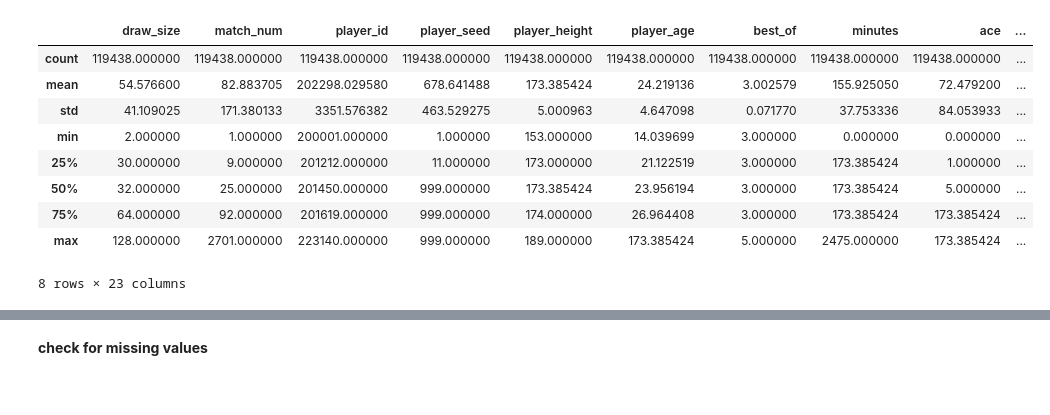
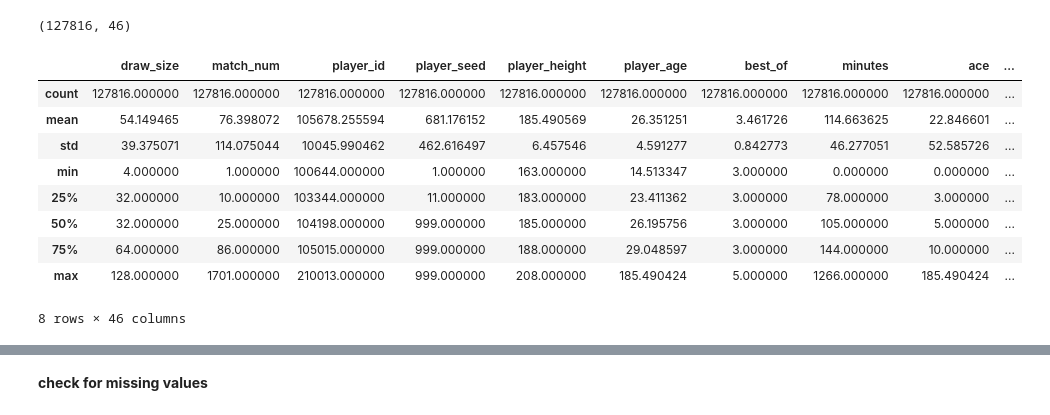
Before and after one commit to DSEI21000-S21/project-tennis-ml, a Jupyter notebook: WTA_ML.ipynb, the cells around one changed output, grey strips where cells are left out. Saved outputs shown, nothing was run; the diff lists cells and outputs as text; code cells hidden in the pictures.

```diff
--- a/WTA_ML.ipynb
+++ b/WTA_ML.ipynb
@@ -138,0 +24,3 @@ memory usage: 24.6+ MB
+# %%
+atp_data = pd.read_pickle("./atp_cleaned_data.pkl")
+atp_data.head()
@@ -138,0 +43,4 @@ memory usage: 24.6+ MB
+# %%
+atp_data = atp_data[atp_data["french_open_2020"] == 0]
+atp_data.shape
+#(128070, 46)
@@ -138,0 +49,2 @@ memory usage: 24.6+ MB
+# %%
+atp_data = atp_data.reset_index(drop = True)
@@ -139,13 +61,17 @@ memory usage: 24.6+ MB
+# %%
+atp_data.shape
+# %% [output]
+(127816, 46)
 # %%
-wta_data.describe()
+atp_data.describe()
 # %% [output]
 |  | draw_size | match_num | player_id | player_seed | player_height | player_age | best_of | minutes | ace | ... |
-| count | 119438.000000 | 119438.000000 | 119438.000000 | 119438.000000 | 119438.000000 | 119438.000000 | 119438.000000 | 119438.000000 | 119438.000000 | ... |
-| mean | 54.576600 | 82.883705 | 202298.029580 | 678.641488 | 173.385424 | 24.219136 | 3.002579 | 155.925050 | 72.479200 | ... |
-| std | 41.109025 | 171.380133 | 3351.576382 | 463.529275 | 5.000963 | 4.647098 | 0.071770 | 37.753336 | 84.053933 | ... |
-| min | 2.000000 | 1.000000 | 200001.000000 | 1.000000 | 153.000000 | 14.039699 | 3.000000 | 0.000000 | 0.000000 | ... |
-| 25% | 30.000000 | 9.000000 | 201212.000000 | 11.000000 | 173.000000 | 21.122519 | 3.000000 | 173.385424 | 1.000000 | ... |
-| 50% | 32.000000 | 25.000000 | 201450.000000 | 999.000000 | 173.385424 | 23.956194 | 3.000000 | 173.385424 | 5.000000 | ... |
-| 75% | 64.000000 | 92.000000 | 201619.000000 | 999.000000 | 174.000000 | 26.964408 | 3.000000 | 173.385424 | 173.385424 | ... |
-| max | 128.000000 | 2701.000000 | 223140.000000 | 999.000000 | 189.000000 | 173.385424 | 5.000000 | 2475.000000 | 173.385424 | ... |
+| count | 127816.000000 | 127816.000000 | 127816.000000 | 127816.000000 | 127816.000000 | 127816.000000 | 127816.000000 | 127816.000000 | 127816.000000 | ... |
+| mean | 54.149465 | 76.398072 | 105678.255594 | 681.176152 | 185.490569 | 26.351251 | 3.461726 | 114.663625 | 22.846601 | ... |
+| std | 39.375071 | 114.075044 | 10045.990462 | 462.616497 | 6.457546 | 4.591277 | 0.842773 | 46.277051 | 52.585726 | ... |
+| min | 4.000000 | 1.000000 | 100644.000000 | 1.000000 | 163.000000 | 14.513347 | 3.000000 | 0.000000 | 0.000000 | ... |
+| 25% | 32.000000 | 10.000000 | 103344.000000 | 11.000000 | 183.000000 | 23.411362 | 3.000000 | 78.000000 | 3.000000 | ... |
+| 50% | 32.000000 | 25.000000 | 104198.000000 | 999.000000 | 185.000000 | 26.195756 | 3.000000 | 105.000000 | 5.000000 | ... |
+| 75% | 64.000000 | 86.000000 | 105015.000000 | 999.000000 | 188.000000 | 29.048597 | 3.000000 | 144.000000 | 10.000000 | ... |
+| max | 128.000000 | 1701.000000 | 210013.000000 | 999.000000 | 208.000000 | 185.490424 | 5.000000 | 1266.000000 | 185.490424 | ... |
-8 rows × 23 columns
+8 rows × 46 columns
```
Also changed, not shown: parts of 40 cells of this notebook.
